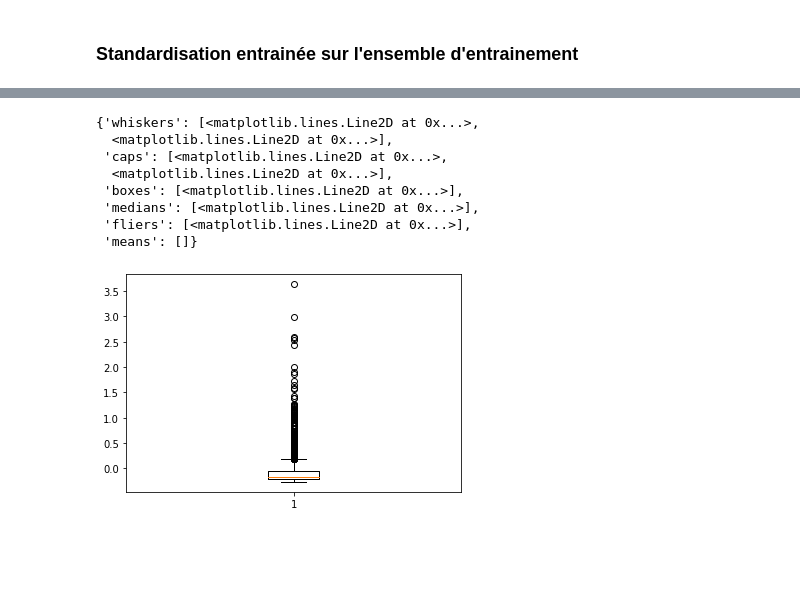
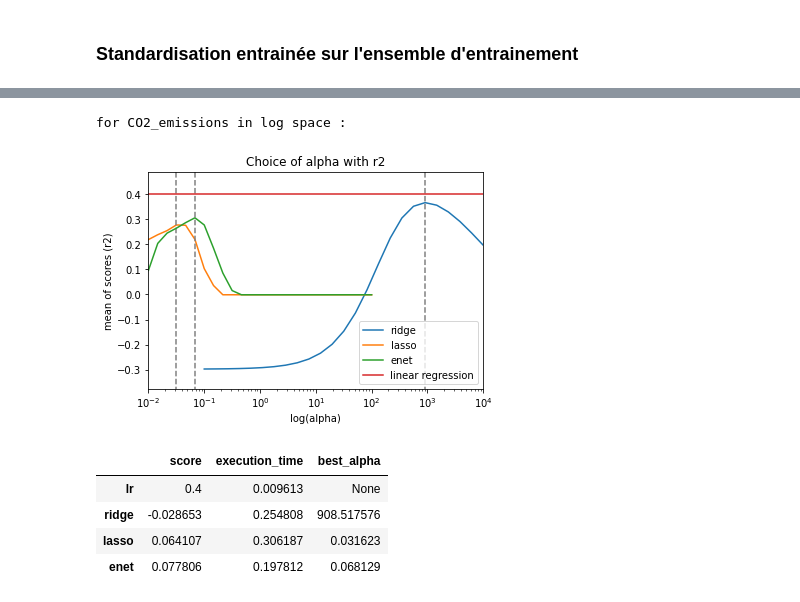
Before and after one commit to ClaireGayral/formation_openclassroom, a Jupyter notebook: P3_gayral_claire/prediction_models.ipynb, the cells around one changed output, grey strips where cells are left out. Saved outputs shown, nothing was run; the diff lists cells and outputs as text; code cells hidden in the pictures; blank space fills up the shorter version.

```diff
--- a/P3_gayral_claire/prediction_models.ipynb
+++ b/P3_gayral_claire/prediction_models.ipynb
@@ -139,12 +200,16 @@ compare_regressions2(X_std, np.log(y_+1), dict_models, dict_param_grid, score_na
-# %%
-plt.boxplot(np.log(y_+1))
-# %% [output]
-{'whiskers': [<matplotlib.lines.Line2D at 0x...>,
-  <matplotlib.lines.Line2D at 0x...>],
- 'caps': [<matplotlib.lines.Line2D at 0x...>,
-  <matplotlib.lines.Line2D at 0x...>],
- 'boxes': [<matplotlib.lines.Line2D at 0x...>],
- 'medians': [<matplotlib.lines.Line2D at 0x...>],
- 'fliers': [<matplotlib.lines.Line2D at 0x...>],
- 'means': []}
-[figure, removed]
+# %%
+var = "CO2_emissions"
+X_ = X_std
+y_ = np.log(y_std[var]+1)
+print("for", var, "in log space :")
+res = compare_regressions(X_, y_, dict_models, dict_param_grid, score_name="r2", fig_name=None)
+plt.show()
+res
+# %% [output]
+for CO2_emissions in log space :
+[figure, added]
+|  | score | execution_time | best_alpha |
+| lr | 0.4 | 0.009613 | None |
+| ridge | -0.028653 | 0.254808 | 908.517576 |
+| lasso | 0.064107 | 0.306187 | 0.031623 |
+| enet | 0.077806 | 0.197812 | 0.068129 |
```
Also changed, not shown: parts of 4 cells of this notebook, 1 other file.
